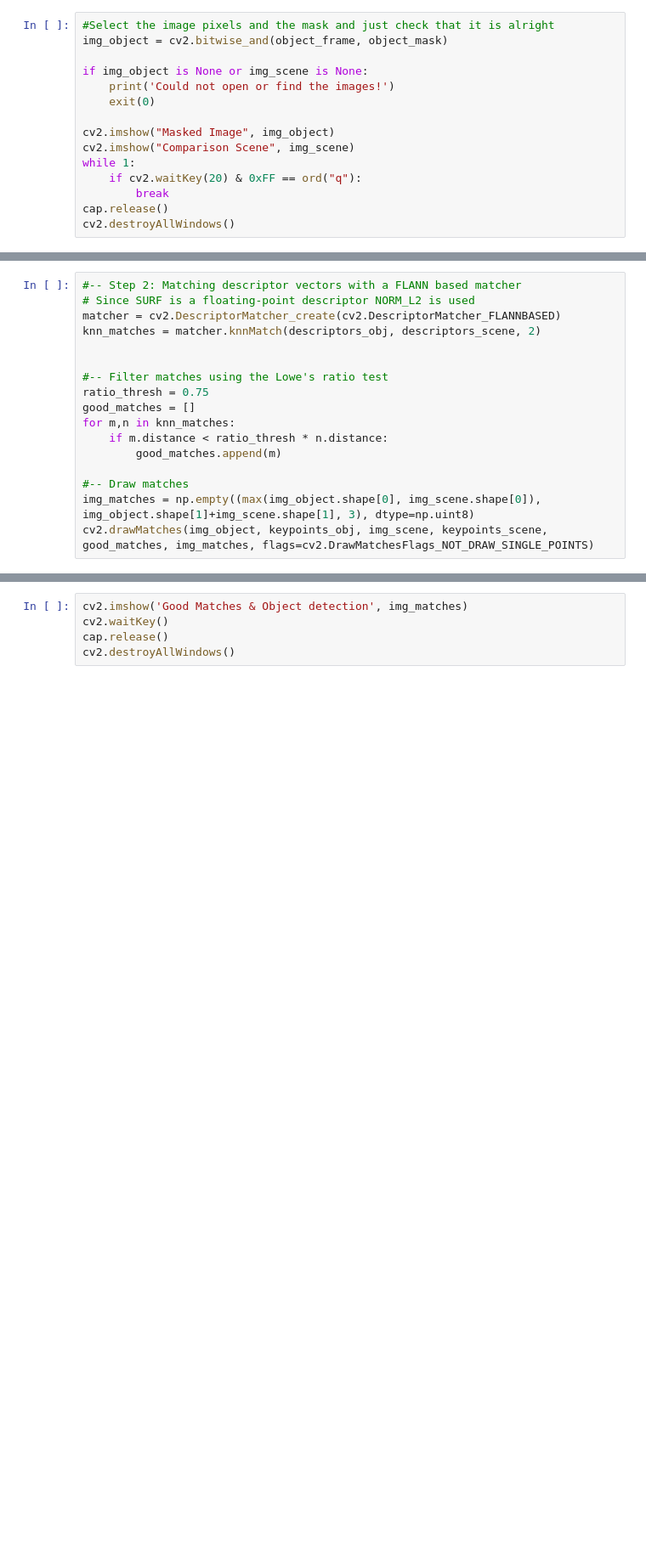
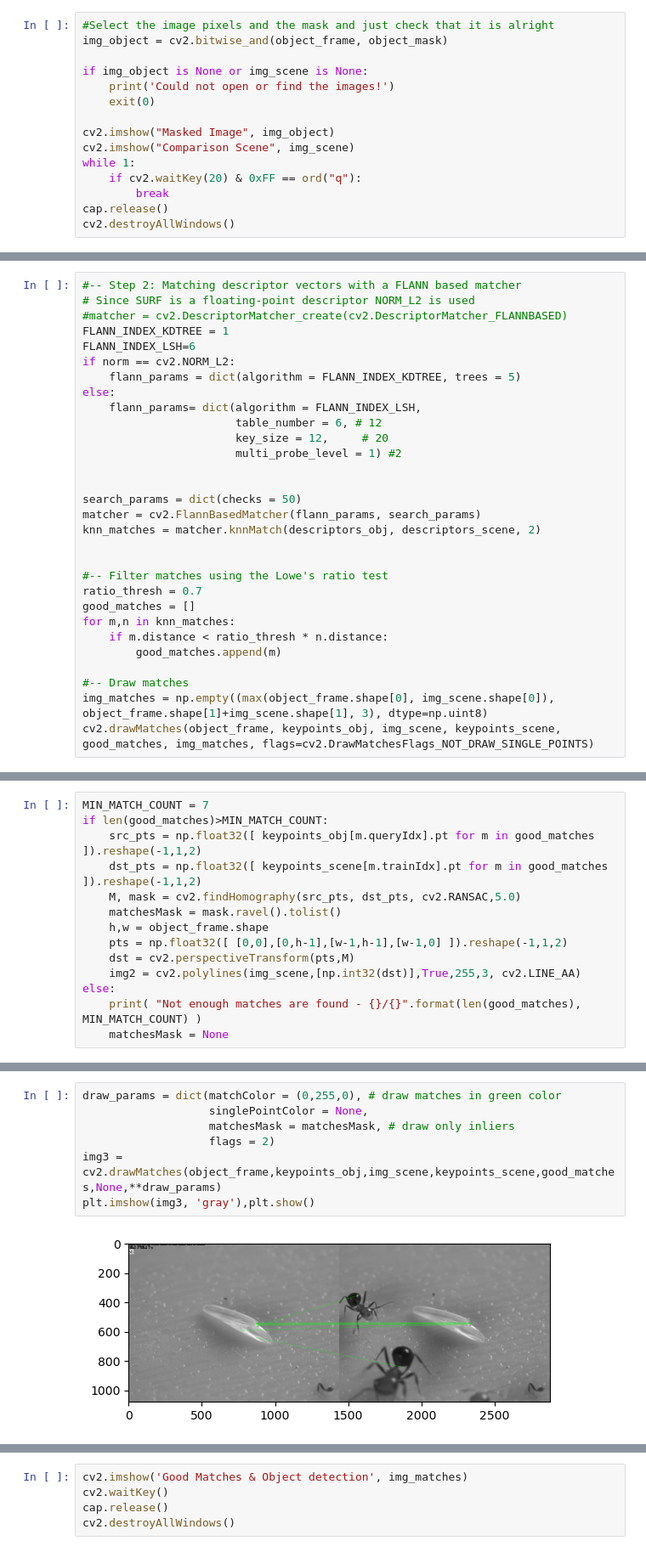
Before and after one commit to prolley-parnell/mokap_analysis, a Jupyter notebook: feature_detection_test.ipynb, the cells around one changed output, grey strips where cells are left out. Shown: that part at 85% size. Saved outputs shown, nothing was run; the diff lists cells and outputs as text; blank space fills up the shorter version.

```diff
--- a/feature_detection_test.ipynb
+++ b/feature_detection_test.ipynb
@@ -112,18 +106,31 @@ keypoints_scene, descriptors_scene = detector.detectAndCompute(img_scene, None)
 # %%
 #-- Step 2: Matching descriptor vectors with a FLANN based matcher
 # Since SURF is a floating-point descriptor NORM_L2 is used
-matcher = cv2.DescriptorMatcher_create(cv2.DescriptorMatcher_FLANNBASED)
+#matcher = cv2.DescriptorMatcher_create(cv2.DescriptorMatcher_FLANNBASED)
+FLANN_INDEX_KDTREE = 1
+FLANN_INDEX_LSH=6
+if norm == cv2.NORM_L2:
+    flann_params = dict(algorithm = FLANN_INDEX_KDTREE, trees = 5)
+else:
+    flann_params= dict(algorithm = FLANN_INDEX_LSH,
+                       table_number = 6, # 12
+                       key_size = 12,     # 20
+                       multi_probe_level = 1) #2
+
+
+search_params = dict(checks = 50)
+matcher = cv2.FlannBasedMatcher(flann_params, search_params)
 knn_matches = matcher.knnMatch(descriptors_obj, descriptors_scene, 2)
 
 
 #-- Filter matches using the Lowe's ratio test
-ratio_thresh = 0.75
+ratio_thresh = 0.7
 good_matches = []
 for m,n in knn_matches:
     if m.distance < ratio_thresh * n.distance:
         good_matches.append(m)
 
 #-- Draw matches
-img_matches = np.empty((max(img_object.shape[0], img_scene.shape[0]), img_object.shape[1]+img_scene.shape[1], 3), dtype=np.uint8)
-cv2.drawMatches(img_object, keypoints_obj, img_scene, keypoints_scene, good_matches, img_matches, flags=cv2.DrawMatchesFlags_NOT_DRAW_SINGLE_POINTS)
+img_matches = np.empty((max(object_frame.shape[0], img_scene.shape[0]), object_frame.shape[1]+img_scene.shape[1], 3), dtype=np.uint8)
+cv2.drawMatches(object_frame, keypoints_obj, img_scene, keypoints_scene, good_matches, img_matches, flags=cv2.DrawMatchesFlags_NOT_DRAW_SINGLE_POINTS)
 # %% [output]
@@ -132,0 +154,14 @@ error: OpenCV(4.10.0) /home/conda/feedstock_root/build_artifacts/libopencv_17234
+# %%
+MIN_MATCH_COUNT = 7
+if len(good_matches)>MIN_MATCH_COUNT:
+    src_pts = np.float32([ keypoints_obj[m.queryIdx].pt for m in good_matches ]).reshape(-1,1,2)
+    dst_pts = np.float32([ keypoints_scene[m.trainIdx].pt for m in good_matches ]).reshape(-1,1,2)
+    M, mask = cv2.findHomography(src_pts, dst_pts, cv2.RANSAC,5.0)
+    matchesMask = mask.ravel().tolist()
+    h,w = object_frame.shape
+    pts = np.float32([ [0,0],[0,h-1],[w-1,h-1],[w-1,0] ]).reshape(-1,1,2)
+    dst = cv2.perspectiveTransform(pts,M)
+    img2 = cv2.polylines(img_scene,[np.int32(dst)],True,255,3, cv2.LINE_AA)
+else:
+    print( "Not enough matches are found - {}/{}".format(len(good_matches), MIN_MATCH_COUNT) )
+    matchesMask = None
@@ -132,0 +228,9 @@ error: OpenCV(4.10.0) /home/conda/feedstock_root/build_artifacts/libopencv_17234
+# %%
+draw_params = dict(matchColor = (0,255,0), # draw matches in green color
+                   singlePointColor = None,
+                   matchesMask = matchesMask, # draw only inliers
+                   flags = 2)
+img3 = cv2.drawMatches(object_frame,keypoints_obj,img_scene,keypoints_scene,good_matches,None,**draw_params)
+plt.imshow(img3, 'gray'),plt.show()
+# %% [output]
+[figure, added]
```
Also changed, not shown: parts of 8 cells of this notebook, 4 other files.
